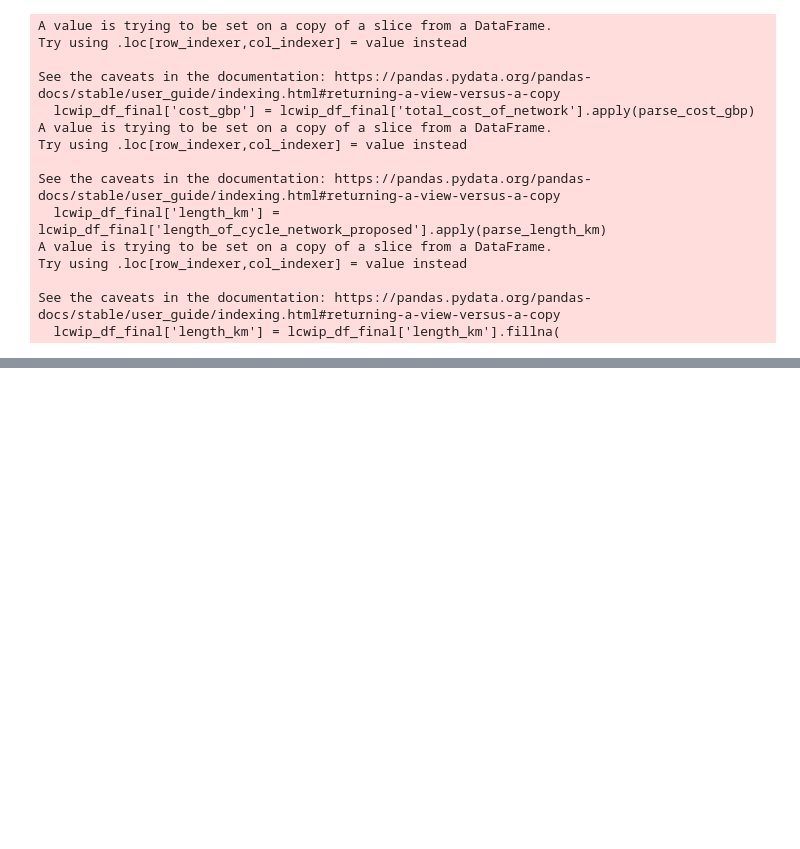
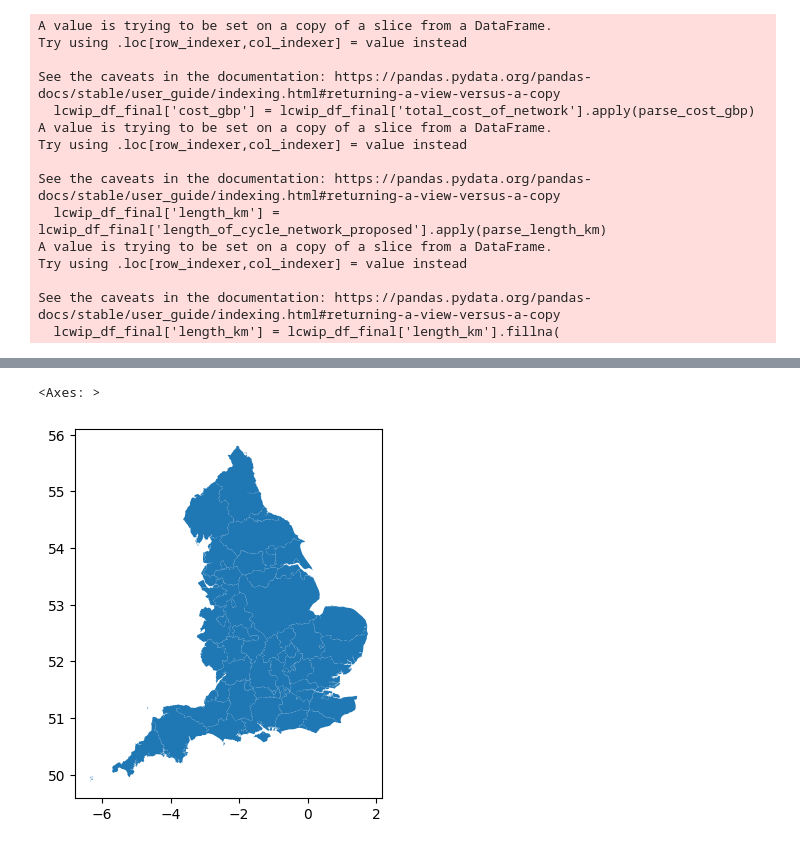
Before and after one commit to itsleeds/ics, a Jupyter notebook: LCWIPs_Analysis.ipynb, the cells around one changed output, grey strips where cells are left out. Saved outputs shown, nothing was run; the diff lists cells and outputs as text; code cells hidden in the pictures; blank space fills up the shorter version.

```diff
--- a/LCWIPs_Analysis.ipynb
+++ b/LCWIPs_Analysis.ipynb
@@ -594,0 +639,7 @@ Percentage of Reports Using PCT: 95.8%
+# %%
+atf_auth = gpd.read_file('https://raw.githubusercontent.com/itsleeds/uktransportauthorities/main/atf_joined_2025.geojson')
+# %%
+atf_auth.plot()
+# %% [output]
+<Axes: >
+[figure, added]
```
Also changed, not shown: parts of 27 cells of this notebook, 1 other file.
